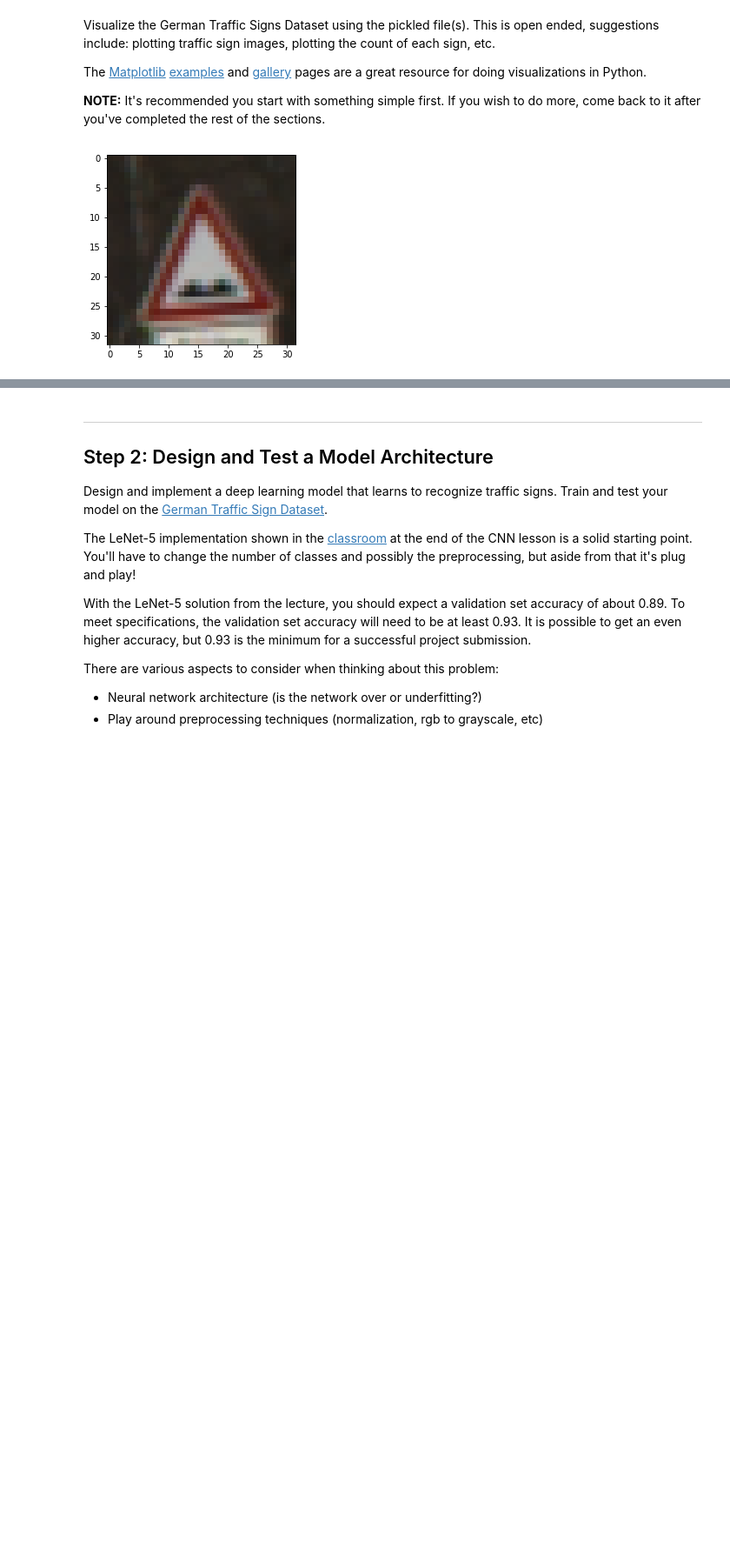
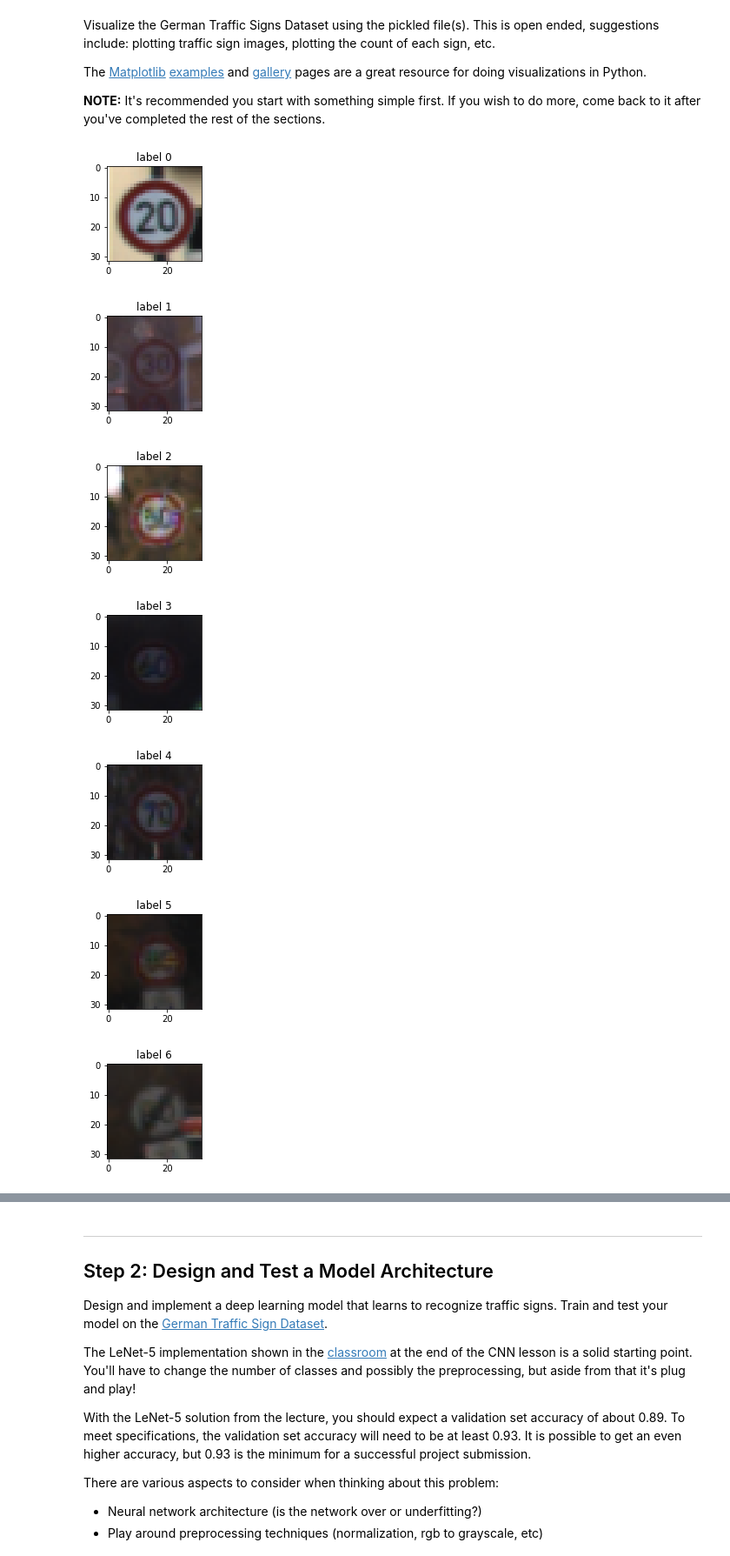
Before and after one commit to mreichelt/CarND-Traffic-Sign-Classifier-Project, a Jupyter notebook: Traffic_Sign_Classifier.ipynb, the cells around one changed output, grey strips where cells are left out. Shown at 87% size. Drawn from its saved outputs; the diff is of its cells as text; code cells hidden in the pictures; blank space fills up the shorter version.

Commit message:
Finish jupyter notebook + writeup
- also add final trained model

```diff
--- a/Traffic_Sign_Classifier.ipynb
+++ b/Traffic_Sign_Classifier.ipynb
@@ -88,26 +88,26 @@ Visualize the German Traffic Signs Dataset using the pickled file(s). This is op
 The [Matplotlib](http://matplotlib.org/) [examples](http://matplotlib.org/examples/index.html) and [gallery](http://matplotlib.org/gallery.html) pages are a great resource for doing visualizations in Python.
 
 **NOTE:** It's recommended you start with something simple first. If you wish to do more, come back to it after you've completed the rest of the sections.
-# %%
-### Data exploration visualization code goes here.
-### Feel free to use as many code cells as needed.
-import matplotlib.pyplot as plt
-# Visualizations will be shown in the notebook.
-%matplotlib inline
-
-### Data exploration visualization code goes here.
-### Feel free to use as many code cells as needed.
-#import matplotlib.pyplot as plt
-import random
-import numpy as np
-
-samples_to_show = 1
-
-indexes = list(range(n_train))
-random.shuffle(indexes)
-indexes = indexes[0:samples_to_show]
-for i in indexes:
-    imgplot = plt.imshow(X_train[i])
-    # plt.show()
-# %% [output]
-[figure, removed]
+# %%
+### Data exploration visualization code goes here.
+### Feel free to use as many code cells as needed.
+
+import matplotlib.pyplot as plt
+import numpy as np
+
+# grab indices of all 43 labels (first image is ok)
+plt.rcParams.update({'figure.max_open_warning': 100})
+u, indices = np.unique(y_train, return_index=True)
+
+for i in indices:
+    plt.figure(figsize=(4, 2))
+    plt.title('label ' + str(y_train[i]))
+    plt.imshow(X_train[i].squeeze())
+# %% [output]
+[figure, added]
+[figure, added]
+[figure, added]
+[figure, added]
+[figure, added]
+[figure, added]
+[figure, added]
```
Also changed, not shown: parts of 11 cells of this notebook, 8 other files.
